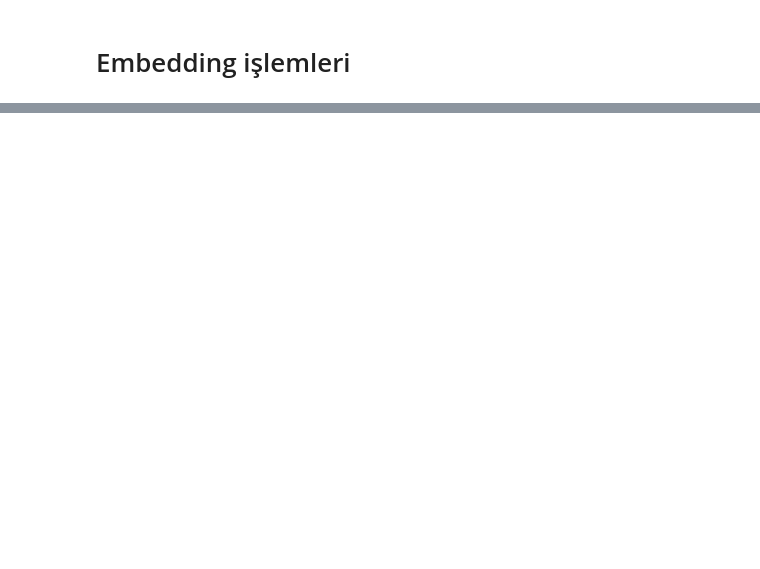
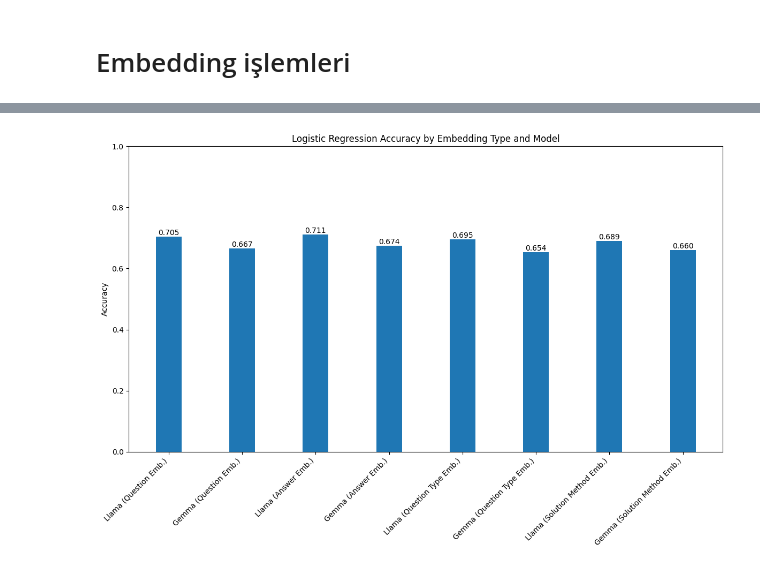
Before and after one commit to eyupdalan/BLM6114-project-v2, a Jupyter notebook: BLM6114_project_embeddings.ipynb, the cells around one changed output, grey strips where cells are left out. Drawn from its saved outputs; the diff is of its cells as text; code cells hidden in the pictures; blank space fills up the shorter version.

```diff
--- a/BLM6114_project_embeddings.ipynb
+++ b/BLM6114_project_embeddings.ipynb
@@ -96,0 +117,14 @@ Embedding içeren veri çerçevesinin ilk 5 satırı:
+# %%
+def split_data(X, y):
+    """
+    Splits the data into training and testing sets (50% train, 50% test).
+
+    Args:
+        X (np.ndarray): Feature data (embeddings).
+        y (np.ndarray): Target variable.
+
+    Returns:
+        tuple: A tuple containing X_train, X_test, y_train, and y_test.
+    """
+    X_train, X_test, y_train, y_test = train_test_split(X, y, test_size=0.5, random_state=42)
+    return X_train, X_test, y_train, y_test
@@ -96,0 +312,41 @@ Embedding içeren veri çerçevesinin ilk 5 satırı:
+# %%
+import matplotlib.pyplot as plt
+import numpy as np
+
+# Accuracy değerlerini bir sözlükte saklayalım
+accuracy_scores = {
+    'Llama (Question Emb.)': llama_q_accuracy,
+    'Gemma (Question Emb.)': gemma_q_accuracy,
+    'Llama (Answer Emb.)': llama_a_accuracy,
+    'Gemma (Answer Emb.)': gemma_a_accuracy,
+    'Llama (Question Type Emb.)': llama_qt_accuracy,
+    'Gemma (Question Type Emb.)': gemma_qt_accuracy,
+    'Llama (Solution Method Emb.)': llama_sm_accuracy,
+    'Gemma (Solution Method Emb.)': gemma_sm_accuracy,
+}
+
+labels = list(accuracy_scores.keys())
+values = list(accuracy_scores.values())
+
+x = np.arange(len(labels))  # the label locations
+width = 0.35  # the width of the bars
+
+fig, ax = plt.subplots(figsize=(12, 8))
+bars = ax.bar(x, values, width)
+
+# Add some text for labels, title and axes ticks
+ax.set_ylabel('Accuracy')
+ax.set_title('Logistic Regression Accuracy by Embedding Type and Model')
+ax.set_xticks(x)
+ax.set_xticklabels(labels, rotation=45, ha="right")
+ax.set_ylim([0, 1]) # Accuracy 0 ile 1 arasında değer alır
+
+# Add the accuracy value on top of each bar
+for bar in bars:
+    yval = bar.get_height()
+    plt.text(bar.get_x() + bar.get_width()/2.0, yval, f'{yval:.3f}', va='bottom', ha='center') # add value label on top
+
+plt.tight_layout()
+plt.show()
+# %% [output]
+[figure, added]
```
Also changed, not shown: parts of 13 cells of this notebook.
